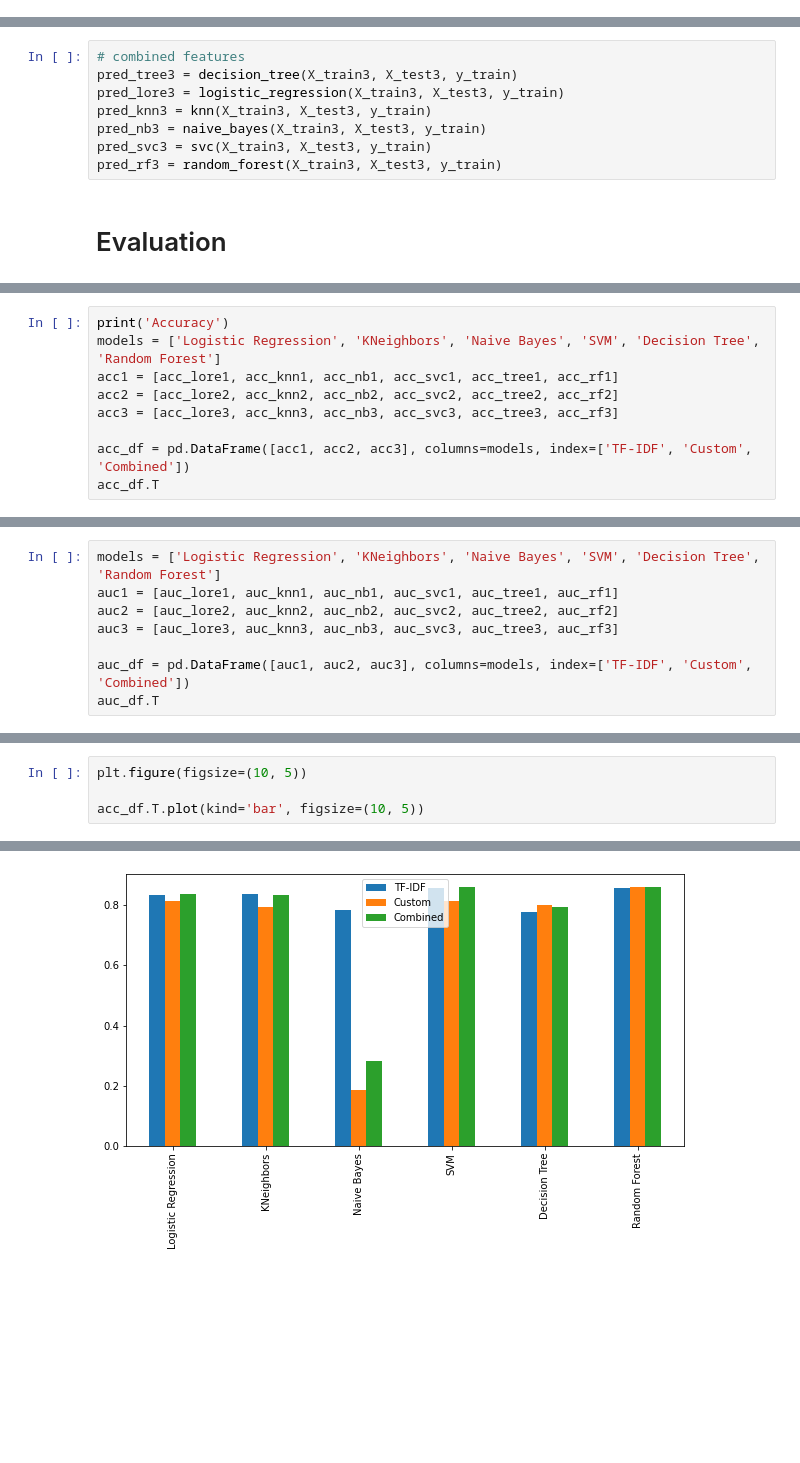
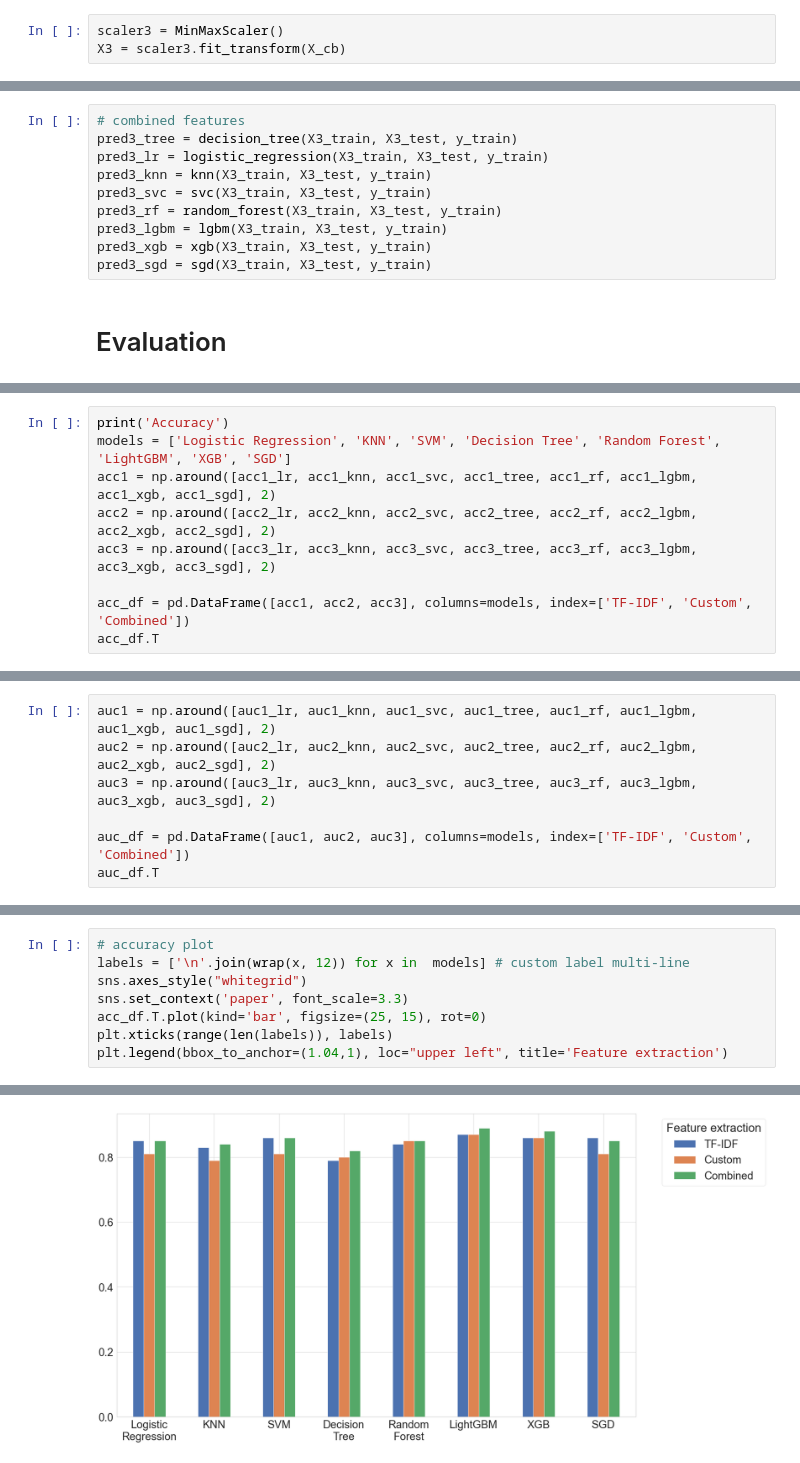
Before and after one commit to nhmt120/vietnamese-fake-news-detection, a Jupyter notebook: implement.ipynb, the cells around one changed output, grey strips where cells are left out. Drawn from its saved outputs; the diff is of its cells as text; blank space fills up the shorter version.

Commit message:
this-report update, and clean, improve some acc models

```diff
--- a/implement.ipynb
+++ b/implement.ipynb
@@ -213,3 +309,6 @@ X3.shape
+# %%
+scaler3 = MinMaxScaler()
+X3 = scaler3.fit_transform(X_cb)
 # %% [markdown]
 # Data preparation
 # %%
@@ -292,11 +428,13 @@ pred_rf2 = random_forest(X_train2, X_test2, y_train)
 # %%
 # combined features
-pred_tree3 = decision_tree(X_train3, X_test3, y_train)
-pred_lore3 = logistic_regression(X_train3, X_test3, y_train)
-pred_knn3 = knn(X_train3, X_test3, y_train)
-pred_nb3 = naive_bayes(X_train3, X_test3, y_train)
-pred_svc3 = svc(X_train3, X_test3, y_train)
-pred_rf3 = random_forest(X_train3, X_test3, y_train)
+pred3_tree = decision_tree(X3_train, X3_test, y_train)
+pred3_lr = logistic_regression(X3_train, X3_test, y_train)
+pred3_knn = knn(X3_train, X3_test, y_train)
+pred3_svc = svc(X3_train, X3_test, y_train)
+pred3_rf = random_forest(X3_train, X3_test, y_train)
+pred3_lgbm = lgbm(X3_train, X3_test, y_train)
+pred3_xgb = xgb(X3_train, X3_test, y_train)
+pred3_sgd = sgd(X3_train, X3_test, y_train)
 # %% [markdown]
 # Evaluation
 # %%
@@ -430,9 +588,9 @@ AUC: 0.8940417690417689
 # %%
 print('Accuracy')
-models = ['Logistic Regression', 'KNeighbors', 'Naive Bayes', 'SVM', 'Decision Tree', 'Random Forest']
-acc1 = [acc_lore1, acc_knn1, acc_nb1, acc_svc1, acc_tree1, acc_rf1]
-acc2 = [acc_lore2, acc_knn2, acc_nb2, acc_svc2, acc_tree2, acc_rf2]
-acc3 = [acc_lore3, acc_knn3, acc_nb3, acc_svc3, acc_tree3, acc_rf3]
+models = ['Logistic Regression', 'KNN', 'SVM', 'Decision Tree', 'Random Forest', 'LightGBM', 'XGB', 'SGD']
+acc1 = np.around([acc1_lr, acc1_knn, acc1_svc, acc1_tree, acc1_rf, acc1_lgbm, acc1_xgb, acc1_sgd], 2)
+acc2 = np.around([acc2_lr, acc2_knn, acc2_svc, acc2_tree, acc2_rf, acc2_lgbm, acc2_xgb, acc2_sgd], 2)
+acc3 = np.around([acc3_lr, acc3_knn, acc3_svc, acc3_tree, acc3_rf, acc3_lgbm, acc3_xgb, acc3_sgd], 2)
 
 acc_df = pd.DataFrame([acc1, acc2, acc3], columns=models, index=['TF-IDF', 'Custom', 'Combined'])
 acc_df.T
@@ -448,8 +608,7 @@ Accuracy
 # %%
-models = ['Logistic Regression', 'KNeighbors', 'Naive Bayes', 'SVM', 'Decision Tree', 'Random Forest']
-auc1 = [auc_lore1, auc_knn1, auc_nb1, auc_svc1, auc_tree1, auc_rf1]
-auc2 = [auc_lore2, auc_knn2, auc_nb2, auc_svc2, auc_tree2, auc_rf2]
-auc3 = [auc_lore3, auc_knn3, auc_nb3, auc_svc3, auc_tree3, auc_rf3]
+auc1 = np.around([auc1_lr, auc1_knn, auc1_svc, auc1_tree, auc1_rf, auc1_lgbm, auc1_xgb, auc1_sgd], 2)
+auc2 = np.around([auc2_lr, auc2_knn, auc2_svc, auc2_tree, auc2_rf, auc2_lgbm, auc2_xgb, auc2_sgd], 2)
+auc3 = np.around([auc3_lr, auc3_knn, auc3_svc, auc3_tree, auc3_rf, auc3_lgbm, auc3_xgb, auc3_sgd], 2)
 
 auc_df = pd.DataFrame([auc1, auc2, auc3], columns=models, index=['TF-IDF', 'Custom', 'Combined'])
 auc_df.T
@@ -464,5 +625,9 @@ auc_df.T
 # %%
-plt.figure(figsize=(10, 5))
-
-acc_df.T.plot(kind='bar', figsize=(10, 5))
+# accuracy plot
+labels = ['\n'.join(wrap(x, 12)) for x in  models] # custom label multi-line
+sns.axes_style("whitegrid")
+sns.set_context('paper', font_scale=3.3)
+acc_df.T.plot(kind='bar', figsize=(25, 15), rot=0)
+plt.xticks(range(len(labels)), labels)
+plt.legend(bbox_to_anchor=(1.04,1), loc="upper left", title='Feature extraction')
 # %% [output]
@@ -471 +635 @@ acc_df.T.plot(kind='bar', figsize=(10, 5))
-[figure, old version]
+[figure, new version]
```
Also changed, not shown: parts of 30 cells of this notebook, 3 other files.
